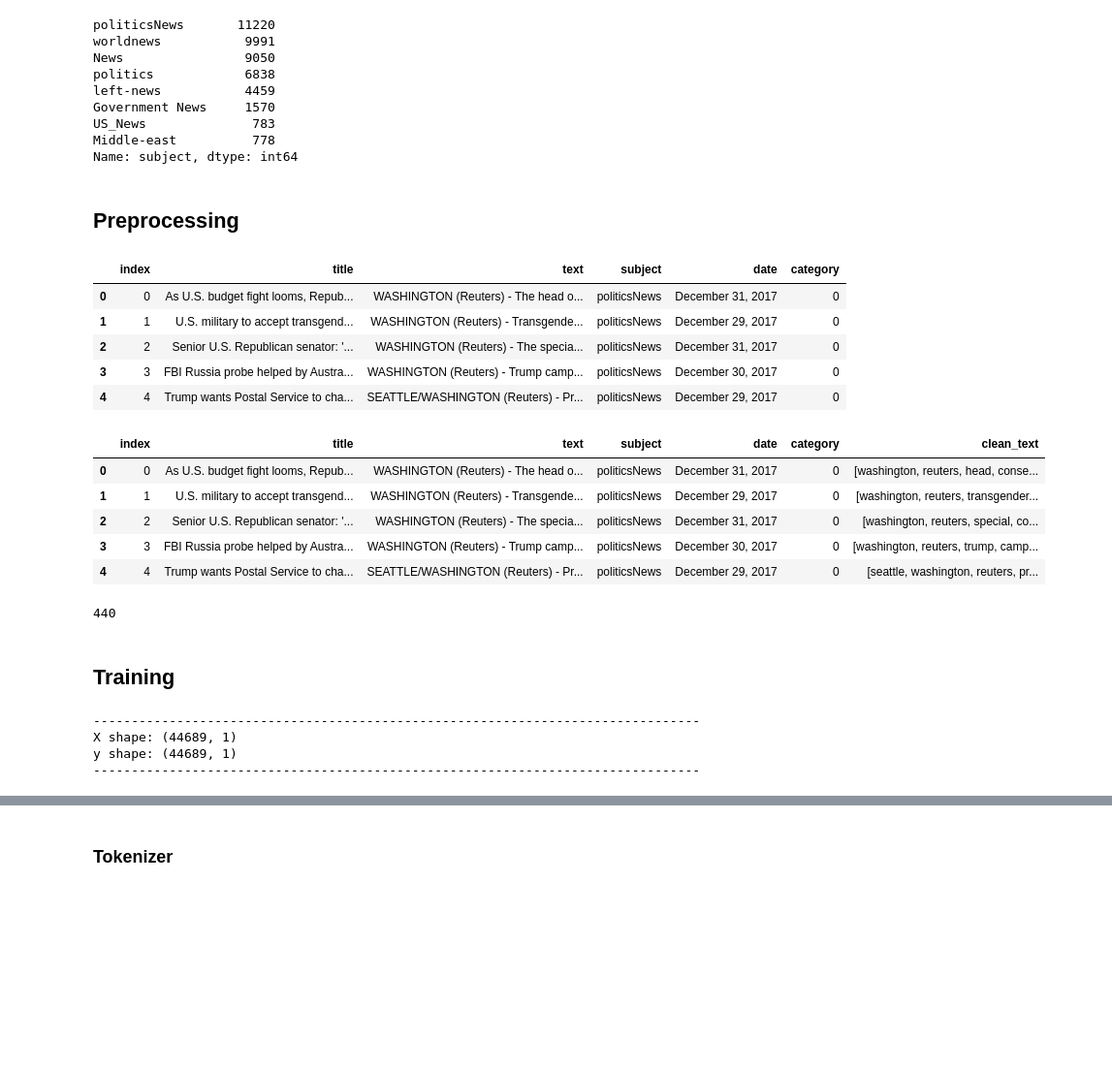
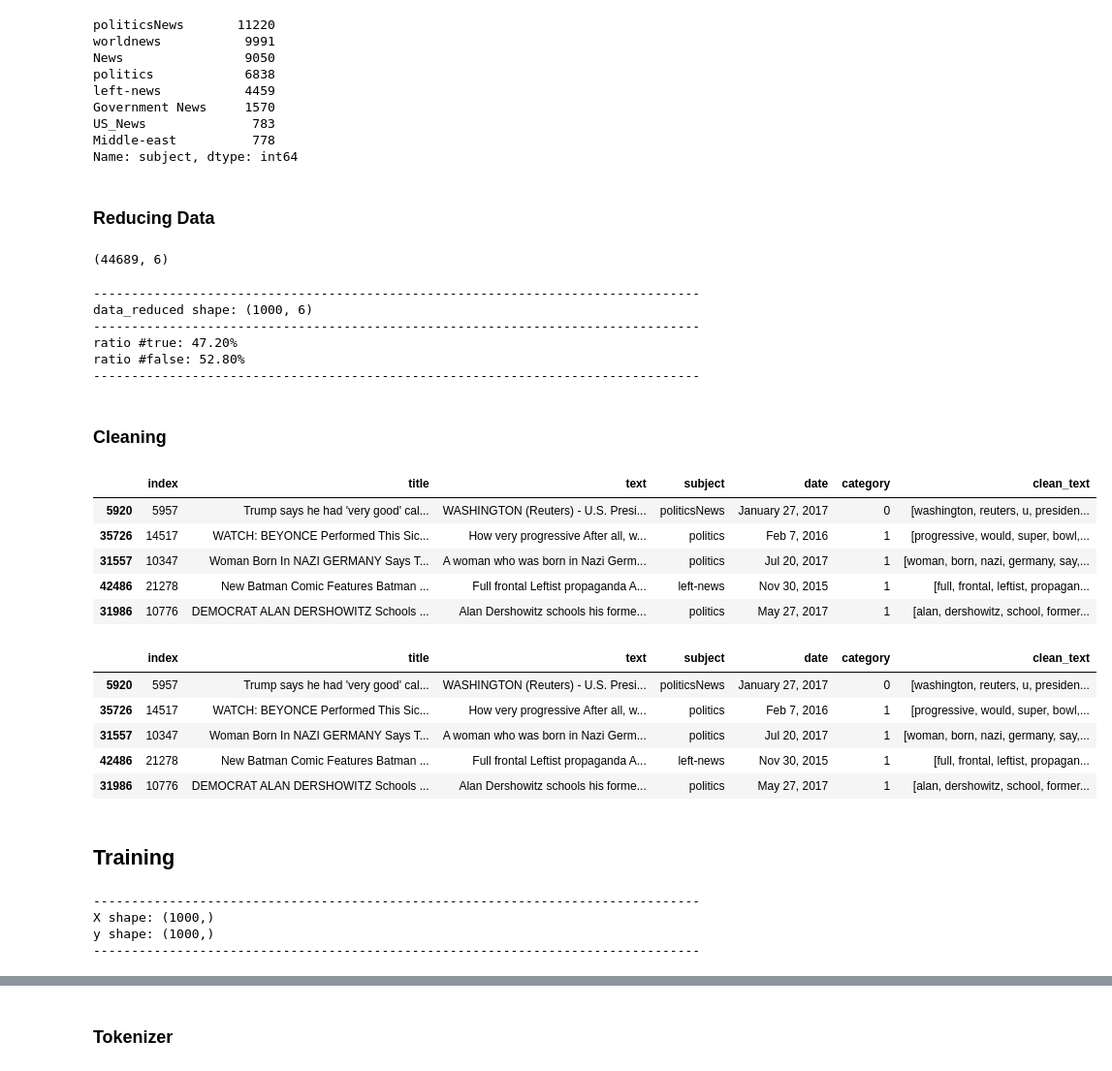
Before and after one commit to EddyEdzwan/StopFAIke, a Jupyter notebook: notebooks/JS_kaggle_Bisaillon.ipynb, the cells around one changed output, grey strips where cells are left out. Shown at 97% size. Drawn from its saved outputs; the diff is of its cells as text; code cells hidden in the pictures; blank space fills up the shorter version.

```diff
--- a/notebooks/JS_kaggle_Bisaillon.ipynb
+++ b/notebooks/JS_kaggle_Bisaillon.ipynb
@@ -122,8 +125,30 @@ Government News     1570
 US_News              783
 Middle-east          778
 Name: subject, dtype: int64
+# %% [markdown]
+### Reducing Data
+# %%
+data.shape
+# %% [output]
+(44689, 6)
+# %%
+data_reduced = data.sample(1000)
+
+print('-'*80)
+print(f"data_reduced shape: {data_reduced.shape}")
+print('-'*80)
+print(f"ratio #true: {len(data_reduced[data_reduced['category']==0])/len(data_reduced)*100:.2f}%")
+print(f"ratio #false: {len(data_reduced[data_reduced['category']==1])/len(data_reduced)*100:.2f}%")
+print('-'*80)
+# %% [output]
+--------------------------------------------------------------------------------
+data_reduced shape: (1000, 6)
+--------------------------------------------------------------------------------
+ratio #true: 47.20%
+ratio #false: 52.80%
+--------------------------------------------------------------------------------
 # %% [markdown]
-## Preprocessing
+### Cleaning
 # %%
 def clean (text):
     for punctuation in string.punctuation:
@@ -137,13 +162,13 @@ def clean (text):
     lemmatized = [lemma.lemmatize(word) for word in without_stopwords] # Lemmatize
     return lemmatized
 # %%
-data.head()
+data_reduced.head()
 # %% [output]
-|  | index | title | text | subject | date | category |
-| 0 | 0 | As U.S. budget fight looms, Repub... | WASHINGTON (Reuters) - The head o... | politicsNews | December 31, 2017 | 0 |
-| 1 | 1 | U.S. military to accept transgend... | WASHINGTON (Reuters) - Transgende... | politicsNews | December 29, 2017 | 0 |
-| 2 | 2 | Senior U.S. Republican senator: '... | WASHINGTON (Reuters) - The specia... | politicsNews | December 31, 2017 | 0 |
-| 3 | 3 | FBI Russia probe helped by Austra... | WASHINGTON (Reuters) - Trump camp... | politicsNews | December 30, 2017 | 0 |
-| 4 | 4 | Trump wants Postal Service to cha... | SEATTLE/WASHINGTON (Reuters) - Pr... | politicsNews | December 29, 2017 | 0 |
+|  | index | title | text | subject | date | category | clean_text |
+| 5920 | 5957 | Trump says he had 'very good' cal... | WASHINGTON (Reuters) - U.S. Presi... | politicsNews | January 27, 2017 | 0 | [washington, reuters, u, presiden... |
+| 35726 | 14517 | WATCH: BEYONCE Performed This Sic... | How very progressive After all, w... | politics | Feb 7, 2016 | 1 | [progressive, would, super, bowl,... |
+| 31557 | 10347 | Woman Born In NAZI GERMANY Says T... | A woman who was born in Nazi Germ... | politics | Jul 20, 2017 | 1 | [woman, born, nazi, germany, say,... |
+| 42486 | 21278 | New Batman Comic Features Batman ... | Full frontal Leftist propaganda A... | left-news | Nov 30, 2015 | 1 | [full, frontal, leftist, propagan... |
+| 31986 | 10776 | DEMOCRAT ALAN DERSHOWITZ Schools ... | Alan Dershowitz schools his forme... | politics | May 27, 2017 | 1 | [alan, dershowitz, school, former... |
 # %%
 # Apply to all texts
@@ -151,32 +176,28 @@ data['clean_text'] = data.text.apply(clean)
 # data['clean_text'] = data['clean_text'].astype('str')
 # %%
-data.head()
+data_reduced.head()
 # %% [output]
 |  | index | title | text | subject | date | category | clean_text |
-| 0 | 0 | As U.S. budget fight looms, Repub... | WASHINGTON (Reuters) - The head o... | politicsNews | December 31, 2017 | 0 | [washington, reuters, head, conse... |
-| 1 | 1 | U.S. military to accept transgend... | WASHINGTON (Reuters) - Transgende... | politicsNews | December 29, 2017 | 0 | [washington, reuters, transgender... |
-| 2 | 2 | Senior U.S. Republican senator: '... | WASHINGTON (Reuters) - The specia... | politicsNews | December 31, 2017 | 0 | [washington, reuters, special, co... |
-| 3 | 3 | FBI Russia probe helped by Austra... | WASHINGTON (Reuters) - Trump camp... | politicsNews | December 30, 2017 | 0 | [washington, reuters, trump, camp... |
-| 4 | 4 | Trump wants Postal Service to cha... | SEATTLE/WASHINGTON (Reuters) - Pr... | politicsNews | December 29, 2017 | 0 | [seattle, washington, reuters, pr... |
+| 5920 | 5957 | Trump says he had 'very good' cal... | WASHINGTON (Reuters) - U.S. Presi... | politicsNews | January 27, 2017 | 0 | [washington, reuters, u, presiden... |
+| 35726 | 14517 | WATCH: BEYONCE Performed This Sic... | How very progressive After all, w... | politics | Feb 7, 2016 | 1 | [progressive, would, super, bowl,... |
+| 31557 | 10347 | Woman Born In NAZI GERMANY Says T... | A woman who was born in Nazi Germ... | politics | Jul 20, 2017 | 1 | [woman, born, nazi, germany, say,... |
+| 42486 | 21278 | New Batman Comic Features Batman ... | Full frontal Leftist propaganda A... | left-news | Nov 30, 2015 | 1 | [full, frontal, leftist, propagan... |
+| 31986 | 10776 | DEMOCRAT ALAN DERSHOWITZ Schools ... | Alan Dershowitz schools his forme... | politics | May 27, 2017 | 1 | [alan, dershowitz, school, former... |
-# %%
-len(data.loc[0, 'clean_text'])
-# %% [output]
-440
 # %% [markdown]
 ## Training
-# %%
-X = data[['clean_text']].copy()
-y = data[['category']].copy()
-
-print('-'*80)
-print(f"X shape: {X.shape}")
-print(f"y shape: {y.shape}")
-print('-'*80)
-# %% [output]
---------------------------------------------------------------------------------
-X shape: (44689, 1)
-y shape: (44689, 1)
---------------------------------------------------------------------------------
+# %%
+X = data_reduced['clean_text'].copy()
+y = data_reduced['category'].copy()
+
+print('-'*80)
+print(f"X shape: {X.shape}")
+print(f"y shape: {y.shape}")
+print('-'*80)
+# %% [output]
+--------------------------------------------------------------------------------
+X shape: (1000,)
+y shape: (1000,)
+--------------------------------------------------------------------------------
 # %%
 from sklearn.model_selection import train_test_split
 
```
Also changed, not shown: parts of 27 cells of this notebook.
